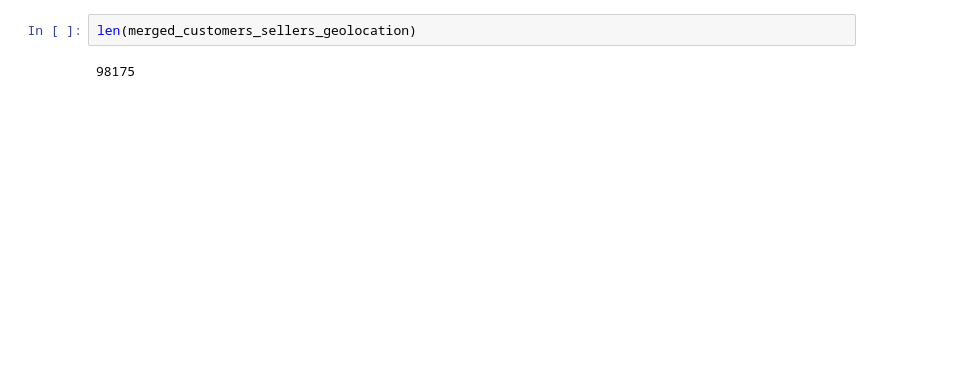
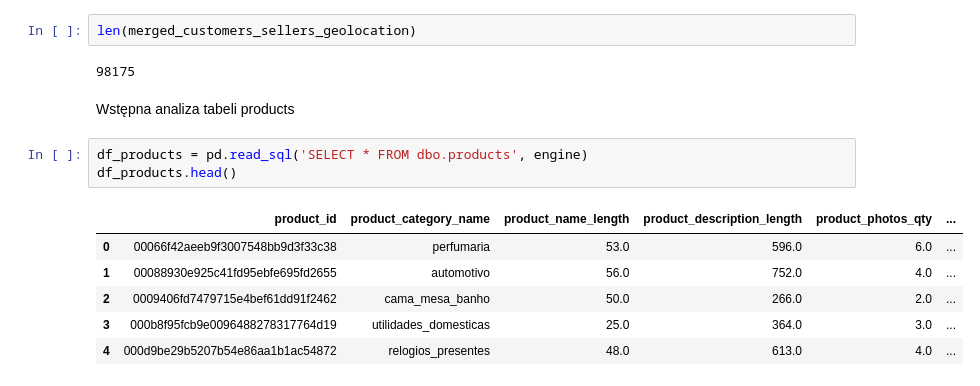
Before and after one commit to PatrykW7/Olist_E-commerce_Analytics_Platform, a Jupyter notebook: olist_pro/Transformations.ipynb, the cells around one changed output. Drawn from its saved outputs; the diff is of its cells as text; blank space fills up the shorter version.

```diff
--- a/olist_pro/Transformations.ipynb
+++ b/olist_pro/Transformations.ipynb
@@ -1345,3 +1343,15 @@ merged_customers_sellers_geolocation.head(5)
 len(merged_customers_sellers_geolocation)
 # %% [output]
 98175
+# %% [markdown]
+Wstępna analiza tabeli products
+# %%
+df_products = pd.read_sql('SELECT * FROM dbo.products', engine)
+df_products.head()
+# %% [output]
+|  | product_id | product_category_name | product_name_length | product_description_length | product_photos_qty | ... |
+| 0 | 00066f42aeeb9f3007548bb9d3f33c38 | perfumaria | 53.0 | 596.0 | 6.0 | ... |
+| 1 | 00088930e925c41fd95ebfe695fd2655 | automotivo | 56.0 | 752.0 | 4.0 | ... |
+| 2 | 0009406fd7479715e4bef61dd91f2462 | cama_mesa_banho | 50.0 | 266.0 | 2.0 | ... |
+| 3 | 000b8f95fcb9e0096488278317764d19 | utilidades_domesticas | 25.0 | 364.0 | 3.0 | ... |
+| 4 | 000d9be29b5207b54e86aa1b1ac54872 | relogios_presentes | 48.0 | 613.0 | 4.0 | ... |
```
Also changed, not shown: parts of 18 cells of this notebook.
